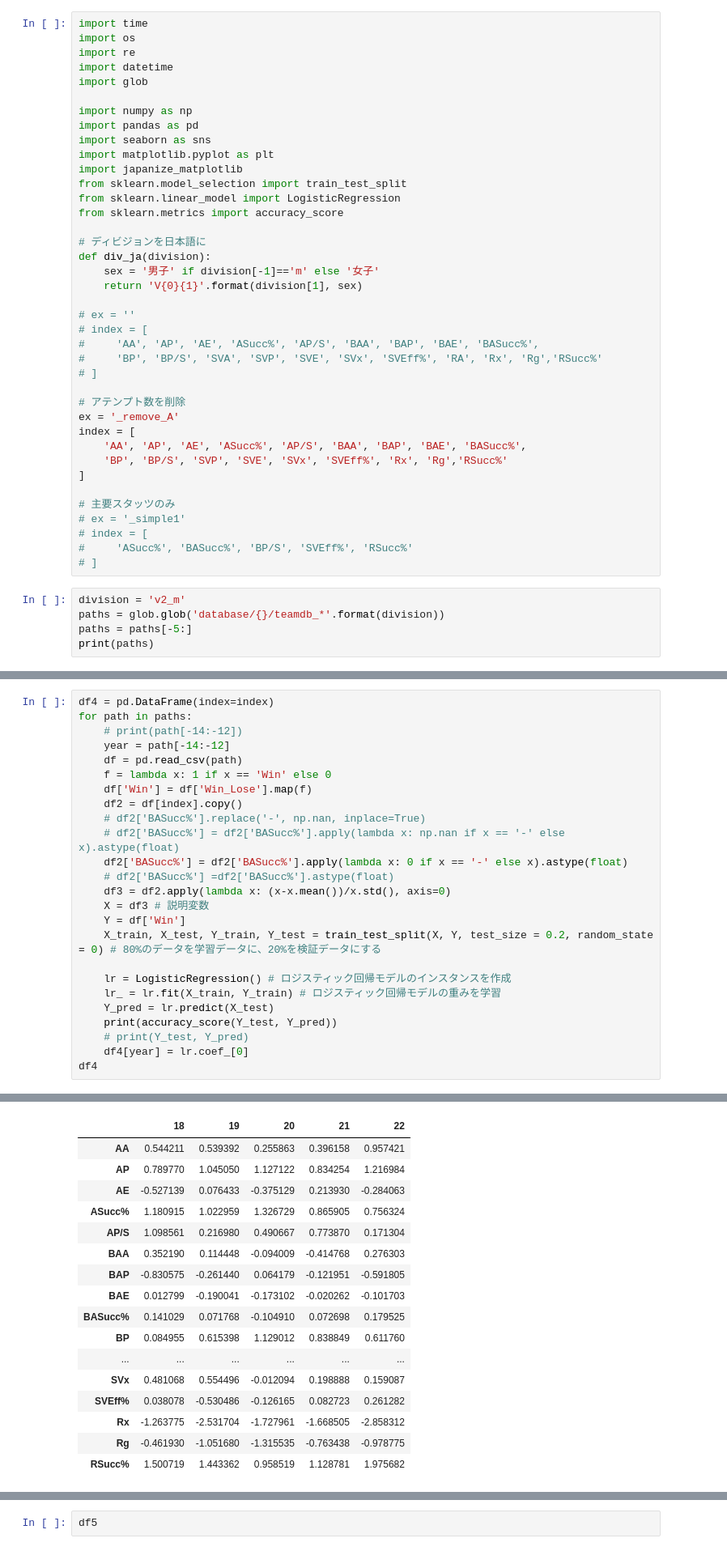
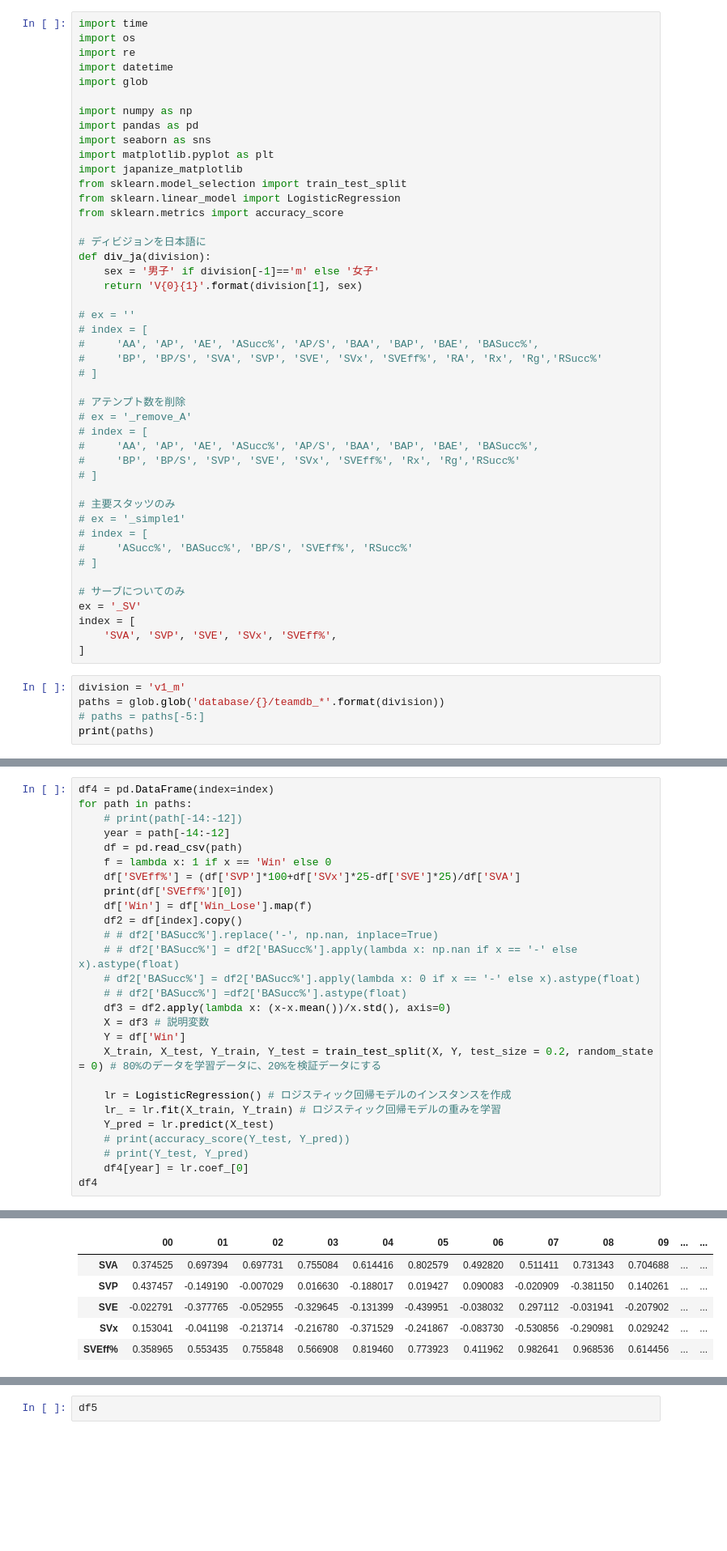
Before and after one commit to vleaguebot-lab/vleague_stats, a Jupyter notebook: data_collect_lab2.ipynb, the cells around one changed output, grey strips where cells are left out. Shown at 81% size. Cells and saved outputs as stored; diff of their text form; blank space fills up the shorter version.

```diff
--- a/data_collect_lab2.ipynb
+++ b/data_collect_lab2.ipynb
@@ -26,20 +26,26 @@ def div_ja(division):
 # ]
 
 # アテンプト数を削除
-ex = '_remove_A'
-index = [
-    'AA', 'AP', 'AE', 'ASucc%', 'AP/S', 'BAA', 'BAP', 'BAE', 'BASucc%',
-    'BP', 'BP/S', 'SVP', 'SVE', 'SVx', 'SVEff%', 'Rx', 'Rg','RSucc%'
-]
+# ex = '_remove_A'
+# index = [
+#     'AA', 'AP', 'AE', 'ASucc%', 'AP/S', 'BAA', 'BAP', 'BAE', 'BASucc%',
+#     'BP', 'BP/S', 'SVP', 'SVE', 'SVx', 'SVEff%', 'Rx', 'Rg','RSucc%'
+# ]
 
 # 主要スタッツのみ
 # ex = '_simple1'
 # index = [
 #     'ASucc%', 'BASucc%', 'BP/S', 'SVEff%', 'RSucc%'
 # ]
+
+# サーブについてのみ
+ex = '_SV'
+index = [
+    'SVA', 'SVP', 'SVE', 'SVx', 'SVEff%',
+]
 # %%
-division = 'v2_m'
+division = 'v1_m'
 paths = glob.glob('database/{}/teamdb_*'.format(division))
-paths = paths[-5:]
+# paths = paths[-5:]
 print(paths)
 # %% [output]
@@ -58,12 +64,14 @@ for path in paths:
     year = path[-14:-12]
     df = pd.read_csv(path)
     f = lambda x: 1 if x == 'Win' else 0
+    df['SVEff%'] = (df['SVP']*100+df['SVx']*25-df['SVE']*25)/df['SVA']
+    print(df['SVEff%'][0])
     df['Win'] = df['Win_Lose'].map(f)
     df2 = df[index].copy()
-    # df2['BASucc%'].replace('-', np.nan, inplace=True)
-    # df2['BASucc%'] = df2['BASucc%'].apply(lambda x: np.nan if x == '-' else x).astype(float)
-    df2['BASucc%'] = df2['BASucc%'].apply(lambda x: 0 if x == '-' else x).astype(float)
-    # df2['BASucc%'] =df2['BASucc%'].astype(float)
+    # # df2['BASucc%'].replace('-', np.nan, inplace=True)
+    # # df2['BASucc%'] = df2['BASucc%'].apply(lambda x: np.nan if x == '-' else x).astype(float)
+    # df2['BASucc%'] = df2['BASucc%'].apply(lambda x: 0 if x == '-' else x).astype(float)
+    # # df2['BASucc%'] =df2['BASucc%'].astype(float)
     df3 = df2.apply(lambda x: (x-x.mean())/x.std(), axis=0)
     X = df3 # 説明変数
     Y = df['Win']
@@ -72,7 +80,7 @@ for path in paths:
     lr = LogisticRegression() # ロジスティック回帰モデルのインスタンスを作成
     lr_ = lr.fit(X_train, Y_train) # ロジスティック回帰モデルの重みを学習
     Y_pred = lr.predict(X_test)
-    print(accuracy_score(Y_test, Y_pred))
+    # print(accuracy_score(Y_test, Y_pred))
     # print(Y_test, Y_pred)
     df4[year] = lr.coef_[0]
 df4
@@ -85,17 +105,6 @@ df4
-|  | 18 | 19 | 20 | 21 | 22 |
-| AA | 0.544211 | 0.539392 | 0.255863 | 0.396158 | 0.957421 |
-| AP | 0.789770 | 1.045050 | 1.127122 | 0.834254 | 1.216984 |
-| AE | -0.527139 | 0.076433 | -0.375129 | 0.213930 | -0.284063 |
-| ASucc% | 1.180915 | 1.022959 | 1.326729 | 0.865905 | 0.756324 |
-| AP/S | 1.098561 | 0.216980 | 0.490667 | 0.773870 | 0.171304 |
-| BAA | 0.352190 | 0.114448 | -0.094009 | -0.414768 | 0.276303 |
-| BAP | -0.830575 | -0.261440 | 0.064179 | -0.121951 | -0.591805 |
-| BAE | 0.012799 | -0.190041 | -0.173102 | -0.020262 | -0.101703 |
-| BASucc% | 0.141029 | 0.071768 | -0.104910 | 0.072698 | 0.179525 |
-| BP | 0.084955 | 0.615398 | 1.129012 | 0.838849 | 0.611760 |
-| ... | ... | ... | ... | ... | ... |
-| SVx | 0.481068 | 0.554496 | -0.012094 | 0.198888 | 0.159087 |
-| SVEff% | 0.038078 | -0.530486 | -0.126165 | 0.082723 | 0.261282 |
-| Rx | -1.263775 | -2.531704 | -1.727961 | -1.668505 | -2.858312 |
-| Rg | -0.461930 | -1.051680 | -1.315535 | -0.763438 | -0.978775 |
-| RSucc% | 1.500719 | 1.443362 | 0.958519 | 1.128781 | 1.975682 |
+|  | 00 | 01 | 02 | 03 | 04 | 05 | 06 | 07 | 08 | 09 | ... | ... |
+| SVA | 0.374525 | 0.697394 | 0.697731 | 0.755084 | 0.614416 | 0.802579 | 0.492820 | 0.511411 | 0.731343 | 0.704688 | ... | ... |
+| SVP | 0.437457 | -0.149190 | -0.007029 | 0.016630 | -0.188017 | 0.019427 | 0.090083 | -0.020909 | -0.381150 | 0.140261 | ... | ... |
+| SVE | -0.022791 | -0.377765 | -0.052955 | -0.329645 | -0.131399 | -0.439951 | -0.038032 | 0.297112 | -0.031941 | -0.207902 | ... | ... |
+| SVx | 0.153041 | -0.041198 | -0.213714 | -0.216780 | -0.371529 | -0.241867 | -0.083730 | -0.530856 | -0.290981 | 0.029242 | ... | ... |
+| SVEff% | 0.358965 | 0.553435 | 0.755848 | 0.566908 | 0.819460 | 0.773923 | 0.411962 | 0.982641 | 0.968536 | 0.614456 | ... | ... |
```
Also changed, not shown: parts of 11 cells of this notebook, 2 other files.
